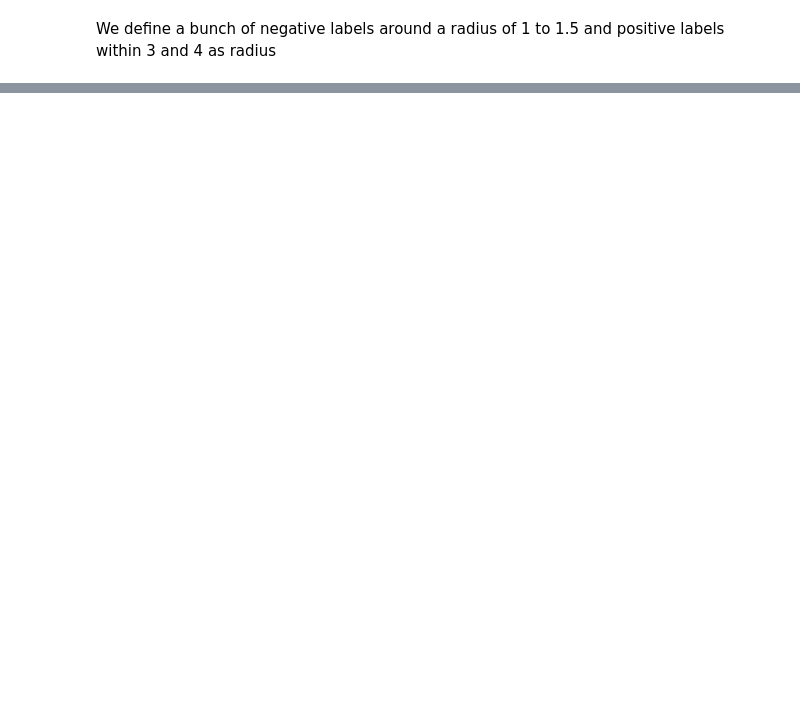
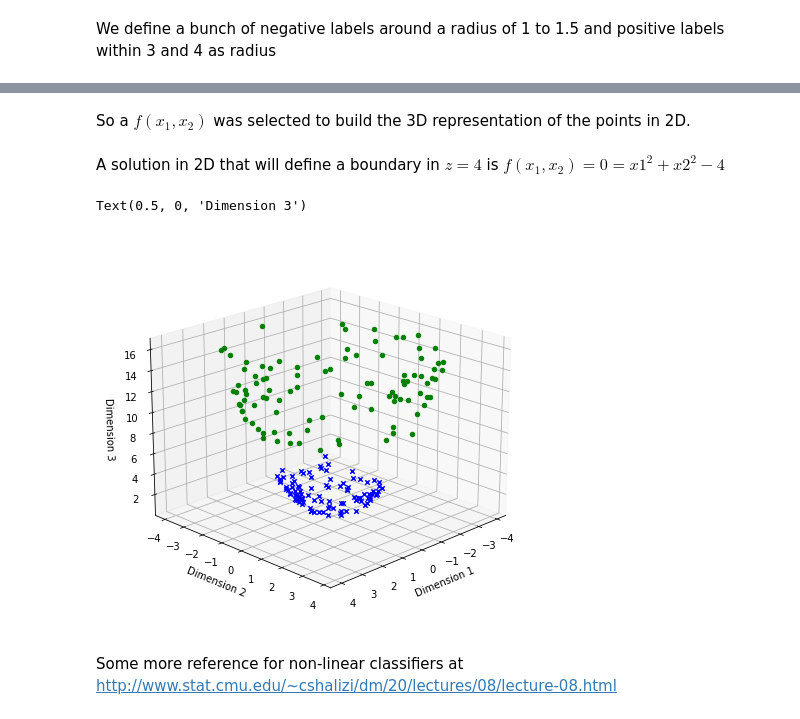
Before and after one commit to jsayri/MITx_6d86x_course, a Jupyter notebook: units/unit_2/hw2_s4_kernels.ipynb, the cells around one changed output, grey strips where cells are left out. Cells and saved outputs as stored; diff of their text form; code cells hidden in the pictures; blank space fills up the shorter version.

```diff
--- a/units/unit_2/hw2_s4_kernels.ipynb
+++ b/units/unit_2/hw2_s4_kernels.ipynb
@@ -25,3 +29,7 @@ x1_p, x2_p = rp * [np.cos(tp), np.sin(tp)]
+# %%
+# 2-dimensional feature vectors
+x = np.concatenate((xn.transpose(), xp.transpose()))
+y = np.concatenate((yn, yp))
 # %%
 # creation of the 3-dimension axe
 fun_3d = lambda x1, x2: x1**2 + x2**2
@@ -46,0 +57,30 @@ ax2.view_init(20, 45)
+# %% [markdown]
+So a $f(x_1,x_2)$ was selected to build the 3D representation of the points in 2D.
+# %% [markdown]
+A solution in 2D that will define a boundary in $z=4$ is $f(x_1,x_2) = 0 = x1^2 + x2^2 - 4$
+# %%
+# define plot
+fig = plt.figure(figsize=(7,9))
+ax = fig.add_subplot(111, projection='3d')
+
+# check function f(x1,x2) for a boundary at z=4
+f_boundary = lambda x: x - 4
+
+# display results based on boundary function f(x1,x2) = 0
+isZero = 10**-10
+for xr in x:
+    x3 = fun_3d(xr[0], xr[1])
+    if f_boundary(x3) <= isZero:
+        ax.scatter(xr[0], xr[1], x3, marker = 'x', color = 'blue')
+    else:
+        ax.scatter(xr[0], xr[1], x3, marker = 'o', color = 'green')
+
+ax.view_init(20, 45)
+ax.set_xlabel('Dimension 1')
+ax.set_ylabel('Dimension 2')
+ax.set_zlabel('Dimension 3')
+# %% [output]
+Text(0.5, 0, 'Dimension 3')
+[figure, added]
+# %% [markdown]
+Some more reference for non-linear classifiers at http://www.stat.cmu.edu/~cshalizi/dm/20/lectures/08/lecture-08.html
```
Also changed, not shown: parts of 4 cells of this notebook.
